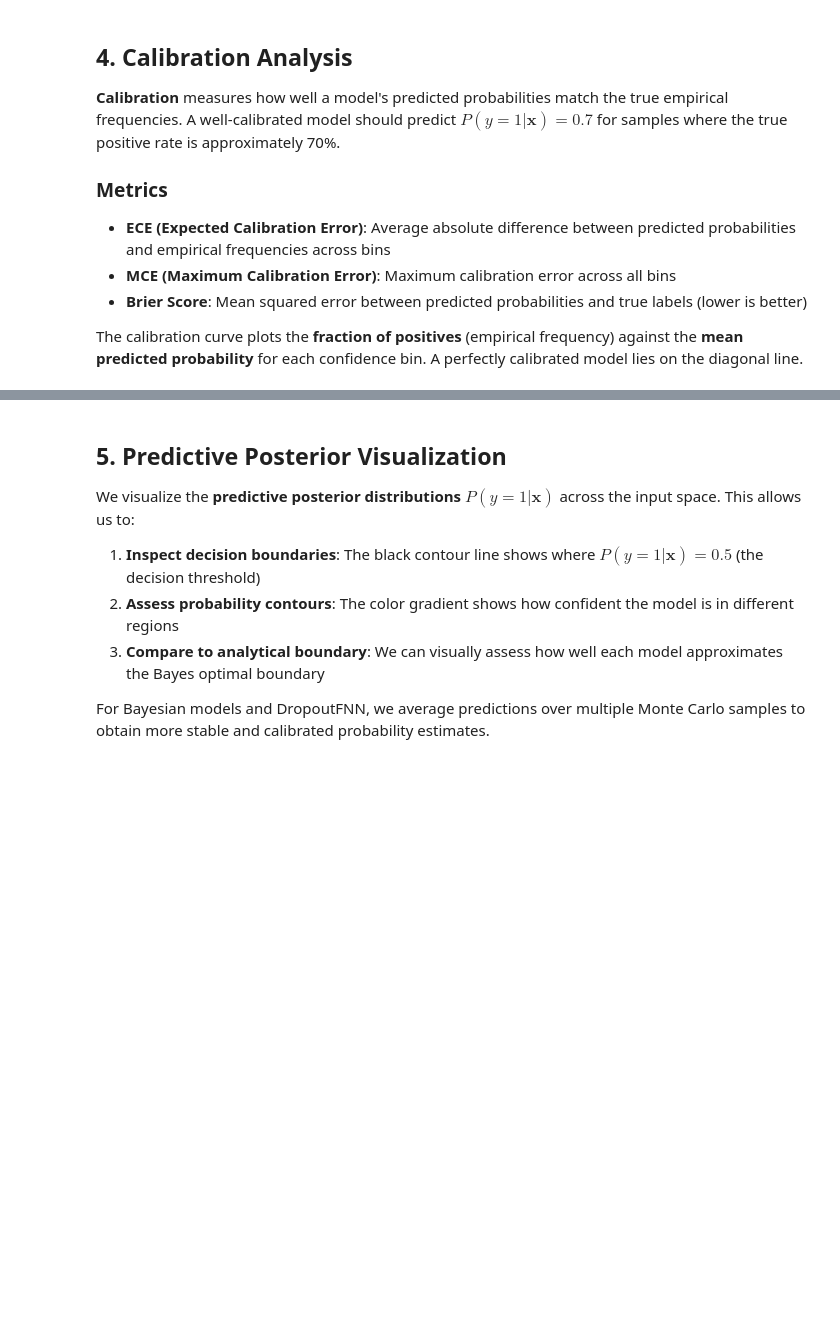
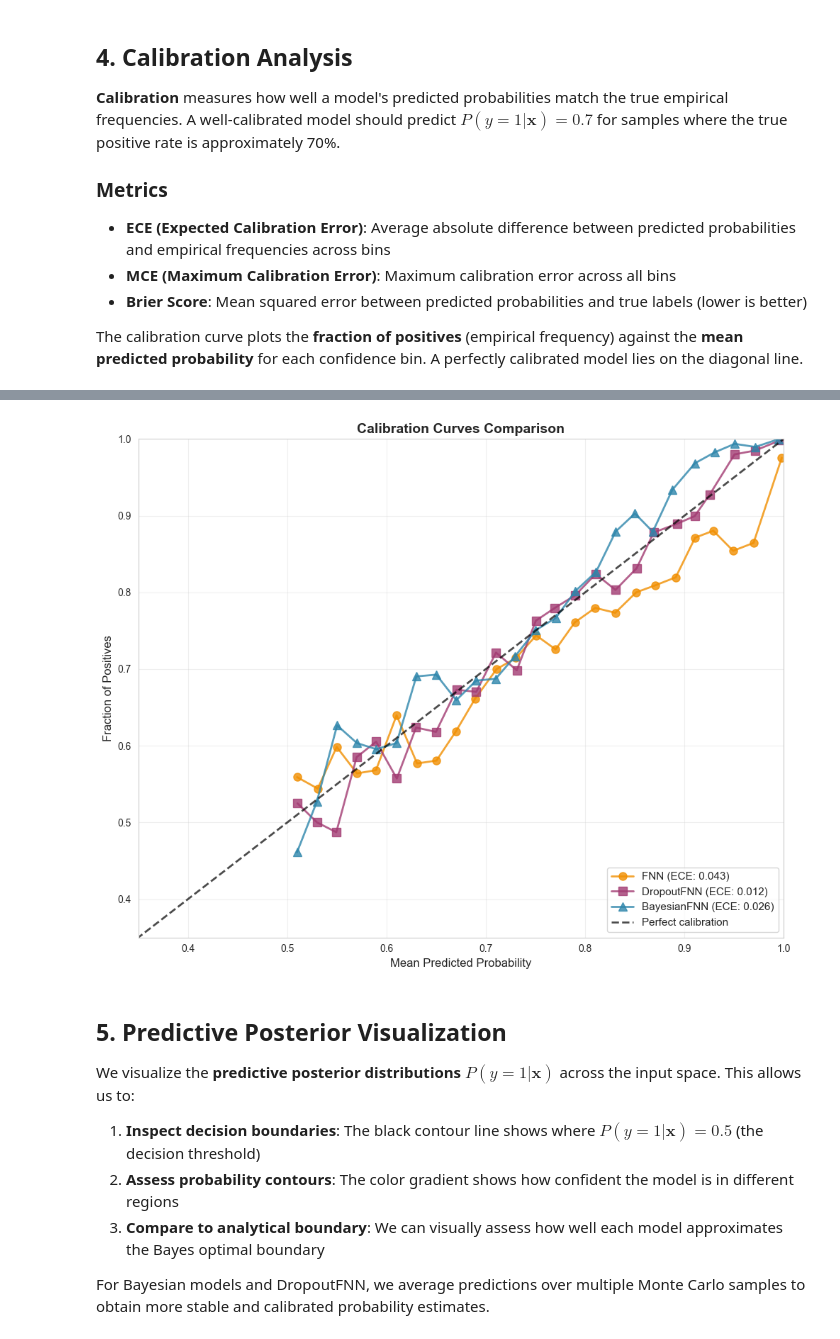
Before and after one commit to kamilkrukowski/BayesNNBench, a Jupyter notebook: notebooks/train_analyze_posterior.ipynb, the cells around one changed output, grey strips where cells are left out. Drawn from its saved outputs; the diff is of its cells as text; code cells hidden in the pictures; blank space fills up the shorter version.

```diff
--- a/notebooks/train_analyze_posterior.ipynb
+++ b/notebooks/train_analyze_posterior.ipynb
@@ -140,7 +118,18 @@ fnn_probs, fnn_labels, fnn_metrics, fnn_fop, fnn_mpv = evaluate_model(
     n_samples=1,
     model_name="FNN",
     seed=seed,
+    num_bins=NUM_CAL_BINS,
 )
-print(fnn_metrics)
+print({k: round(v, 4) for k, v in fnn_metrics.items()})
+
+# Export FNN (saves to fnn/params.flax and fnn/model.json)
+export_model(
+    fnn_model,
+    fnn_params,
+    input_shape=(2,),  # 2D input for toy dataset
+    output_path=save_model_directory,
+    model_name="FNN",
+    seed=seed,
+)
 # %% [output]
 Training FNN...
@@ -491,3 +295,36 @@ BayesianFNN - Averaged over 100 samples:
+# %%
+# Plot calibration curves comparison
+plot_calibration_curves_comparison(
+    [
+        {
+            "mpv": fnn_mpv,
+            "fop": fnn_fop,
+            "ece": fnn_metrics["ece"],
+            "label": "FNN",
+            "color": "#F18F01",
+            "marker": "o",
+        },
+        {
+            "mpv": dropout_fnn_mpv,
+            "fop": dropout_fnn_fop,
+            "ece": dropout_fnn_metrics["ece"],
+            "label": "DropoutFNN",
+            "color": "#A23B72",
+            "marker": "s",
+        },
+        {
+            "mpv": bayesian_fnn_mpv,
+            "fop": bayesian_fnn_fop,
+            "ece": bayesian_fnn_metrics["ece"],
+            "label": "BayesianFNN",
+            "color": "#2E86AB",
+            "marker": "^",
+        },
+    ],
+    figures_dir=figures_dir,
+)
+# %% [output]
+[figure, added]
 # %% [markdown]
 ## 5. Predictive Posterior Visualization
 
```
Also changed, not shown: parts of 12 cells of this notebook, 5 other files.
